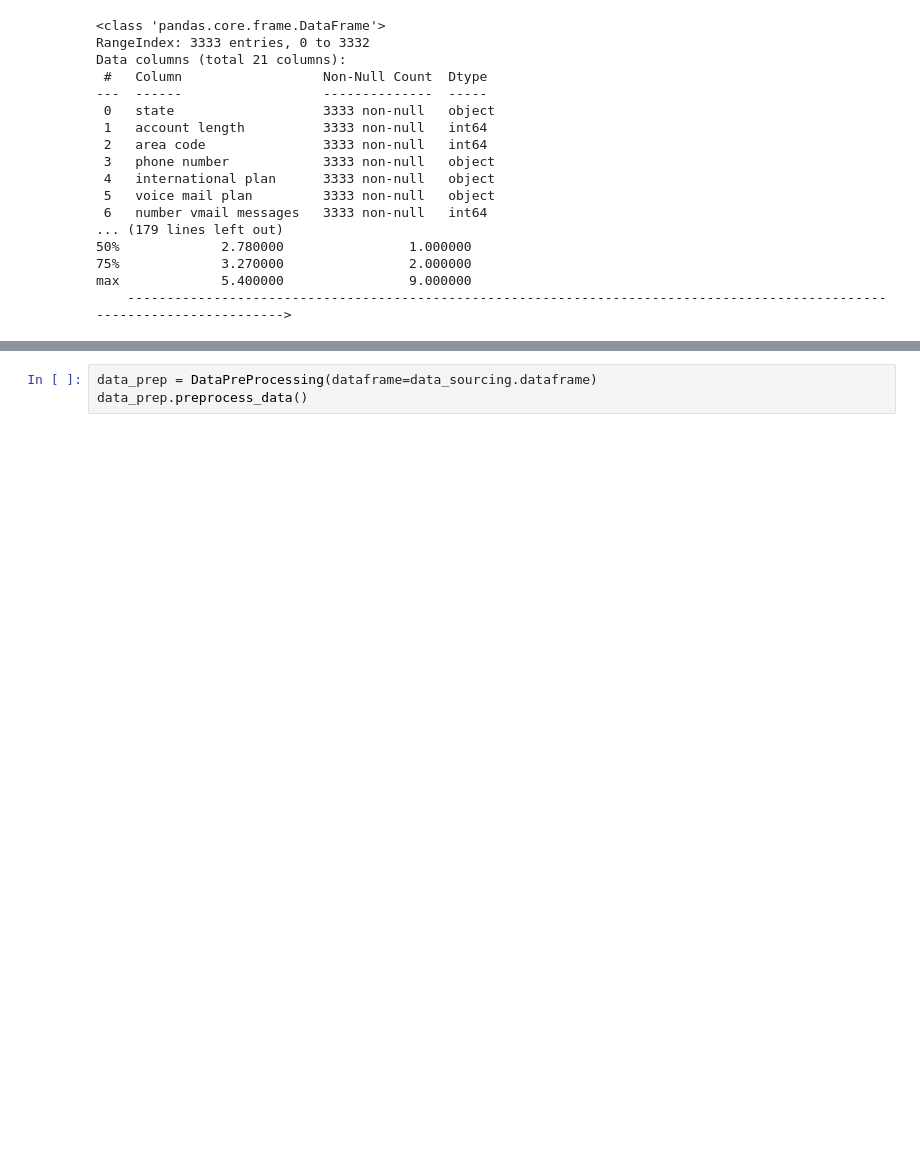
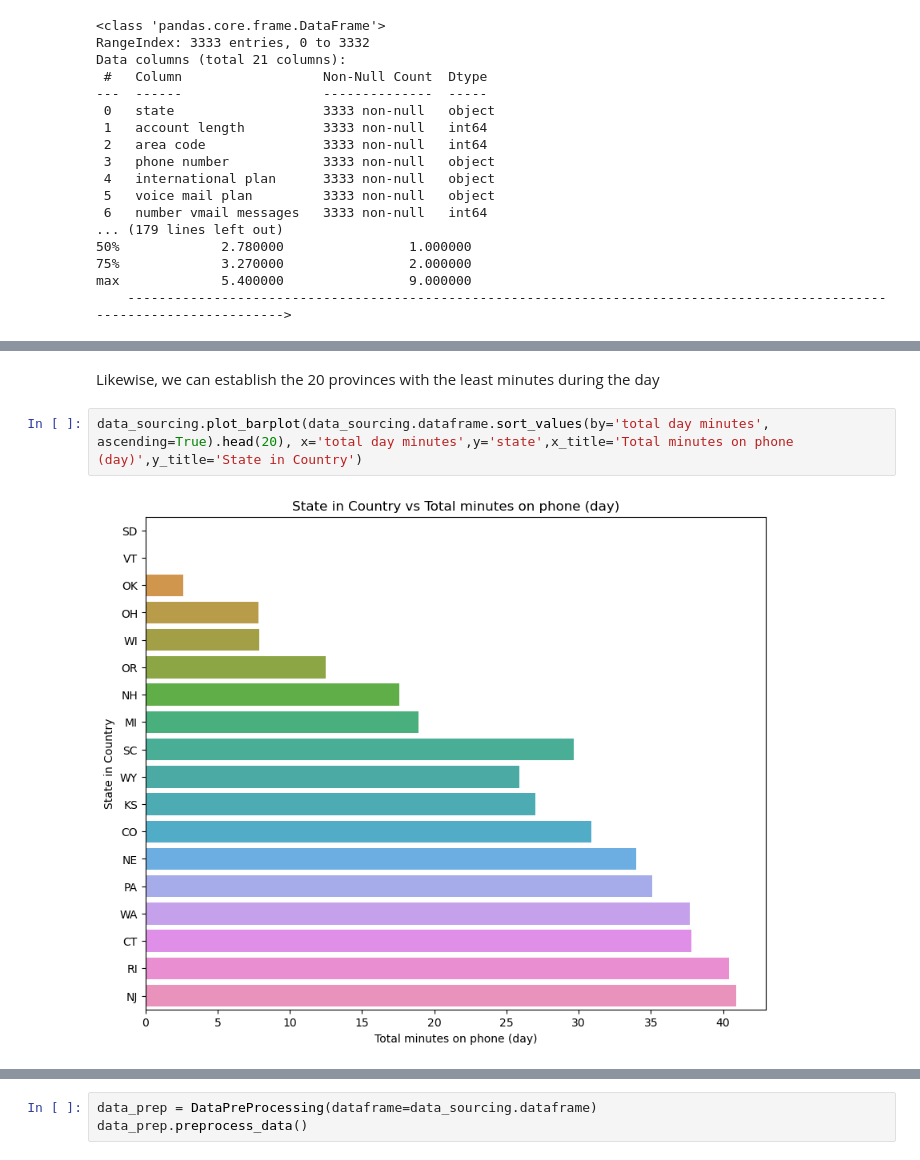
Before and after one commit to M13Mwongo/dsc-machine-learning, a Jupyter notebook: index.ipynb, the cells around one changed output, grey strips where cells are left out. Drawn from its saved outputs; the diff is of its cells as text; blank space fills up the shorter version.

```diff
--- a/index.ipynb
+++ b/index.ipynb
@@ -400,0 +500,6 @@ dtype: int64
+# %% [markdown]
+Likewise, we can establish the 20 provinces with the least minutes during the day
+# %%
+data_sourcing.plot_barplot(data_sourcing.dataframe.sort_values(by='total day minutes', ascending=True).head(20), x='total day minutes',y='state',x_title='Total minutes on phone (day)',y_title='State in Country')
+# %% [output]
+[figure, added]
```
Also changed, not shown: parts of 34 cells of this notebook.
